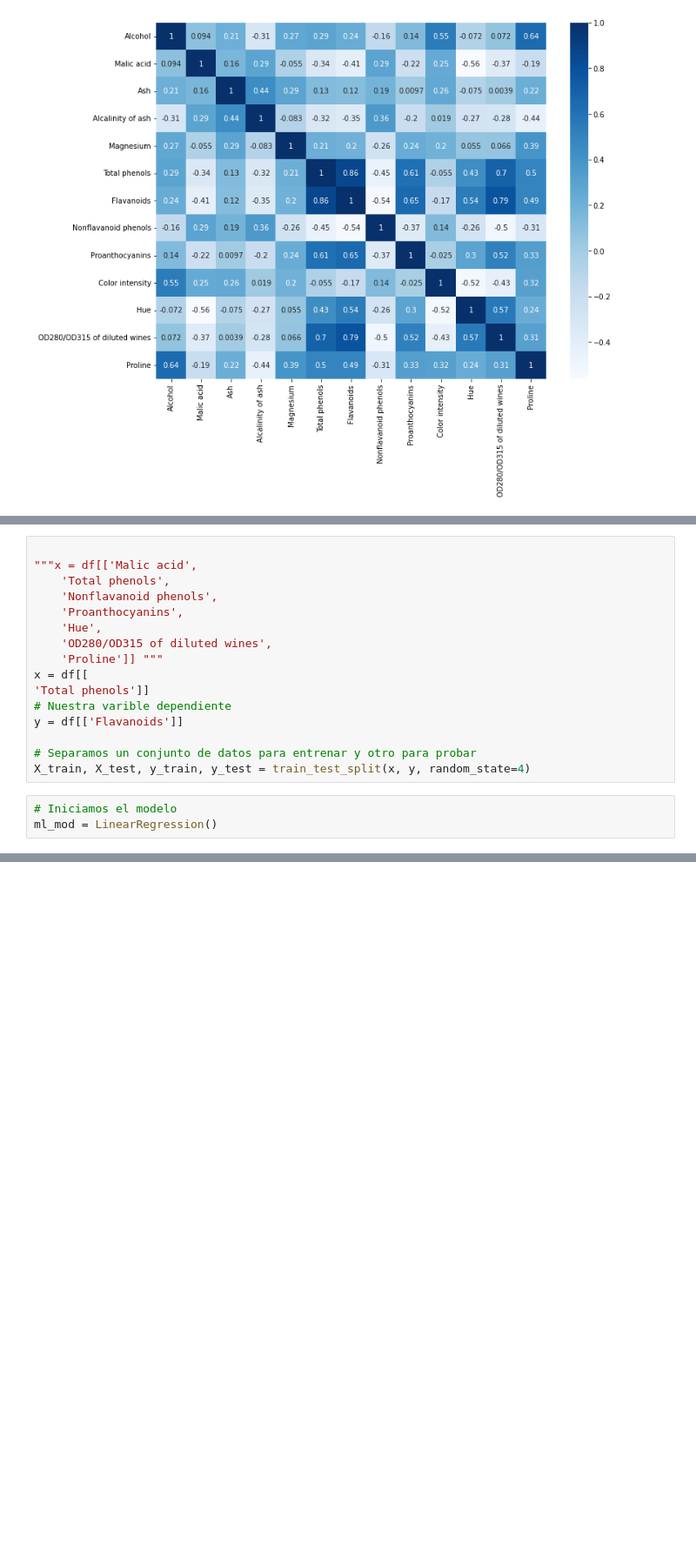
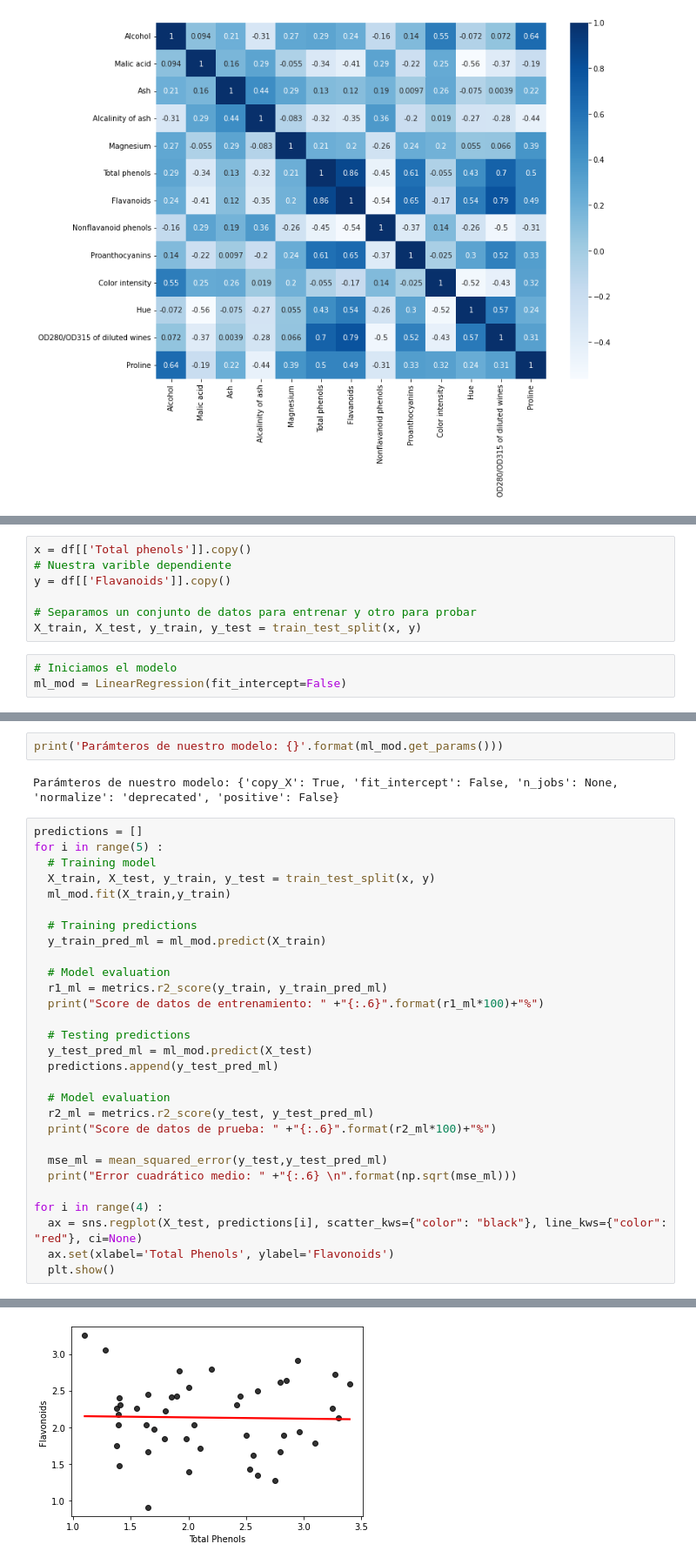
Before and after one commit to solishiguera/reporte-performance, a Jupyter notebook: ReportePerformance.ipynb, the cells around one changed output, grey strips where cells are left out. Shown: that part at 87% size. Cells and saved outputs as stored; diff of their text form; blank space fills up the shorter version.

```diff
--- a/ReportePerformance.ipynb
+++ b/ReportePerformance.ipynb
@@ -136,19 +145,10 @@ fig.show()
 # %%
-
-"""x = df[['Malic acid',
-    'Total phenols',
-    'Nonflavanoid phenols',
-    'Proanthocyanins',
-    'Hue',
-    'OD280/OD315 of diluted wines',
-    'Proline']] """
-x = df[[
-'Total phenols']]
+x = df[['Total phenols']].copy()
 # Nuestra varible dependiente
-y = df[['Flavanoids']]
+y = df[['Flavanoids']].copy()
 
 # Separamos un conjunto de datos para entrenar y otro para probar
-X_train, X_test, y_train, y_test = train_test_split(x, y, random_state=4)
+X_train, X_test, y_train, y_test = train_test_split(x, y)
 # %%
 # Iniciamos el modelo
-ml_mod = LinearRegression()
+ml_mod = LinearRegression(fit_intercept=False)
@@ -181,0 +183,34 @@ Error cuadrático medio: 0.500458
+# %%
+print('Parámteros de nuestro modelo: {}'.format(ml_mod.get_params()))
+# %% [output]
+Parámteros de nuestro modelo: {'copy_X': True, 'fit_intercept': False, 'n_jobs': None, 'normalize': 'deprecated', 'positive': False}
+# %%
+predictions = []
+for i in range(5) :
+  # Training model
+  X_train, X_test, y_train, y_test = train_test_split(x, y)
+  ml_mod.fit(X_train,y_train)
+
+  # Training predictions
+  y_train_pred_ml = ml_mod.predict(X_train)
+
+  # Model evaluation
+  r1_ml = metrics.r2_score(y_train, y_train_pred_ml)
+  print("Score de datos de entrenamiento: " +"{:.6}".format(r1_ml*100)+"%")
+
+  # Testing predictions
+  y_test_pred_ml = ml_mod.predict(X_test)
+  predictions.append(y_test_pred_ml)
+
+  # Model evaluation
+  r2_ml = metrics.r2_score(y_test, y_test_pred_ml)
+  print("Score de datos de prueba: " +"{:.6}".format(r2_ml*100)+"%")
+
+  mse_ml = mean_squared_error(y_test,y_test_pred_ml)
+  print("Error cuadrático medio: " +"{:.6} \n".format(np.sqrt(mse_ml)))
+
+for i in range(4) :
+  ax = sns.regplot(X_test, predictions[i], scatter_kws={"color": "black"}, line_kws={"color": "red"}, ci=None)
+  ax.set(xlabel='Total Phenols', ylabel='Flavonoids')
+  plt.show()
+# %% [output]
@@ -181,0 +236 @@ Error cuadrático medio: 0.500458
+[figure, added]
```
Also changed, not shown: parts of 32 cells of this notebook.
